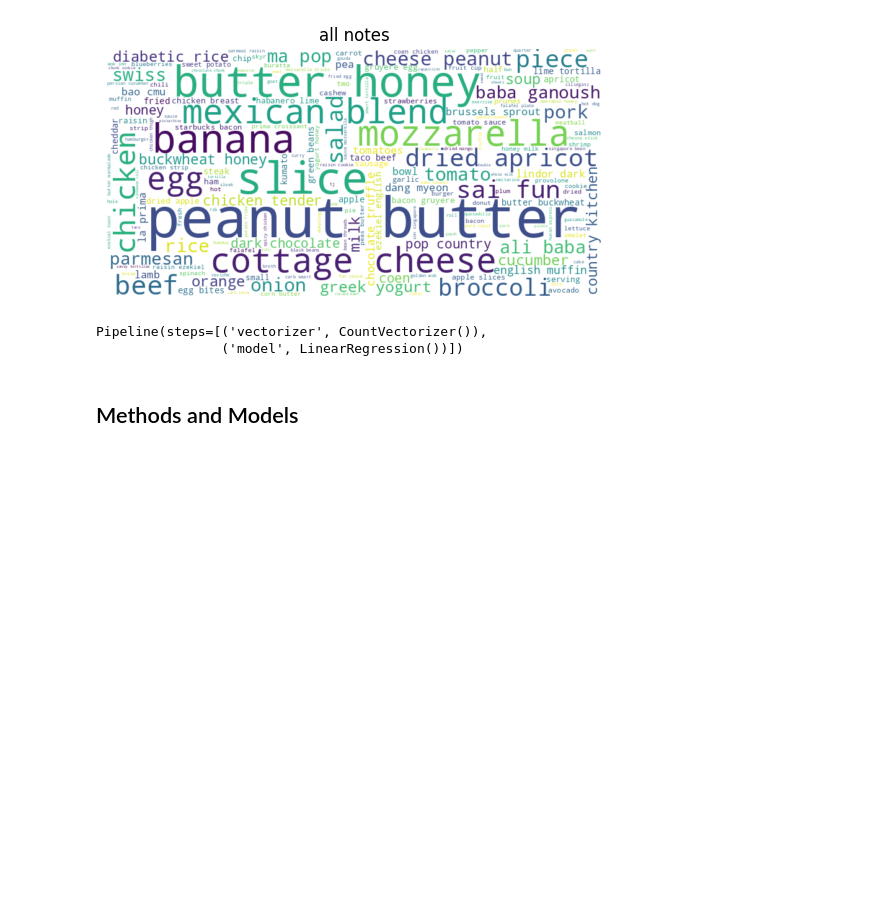
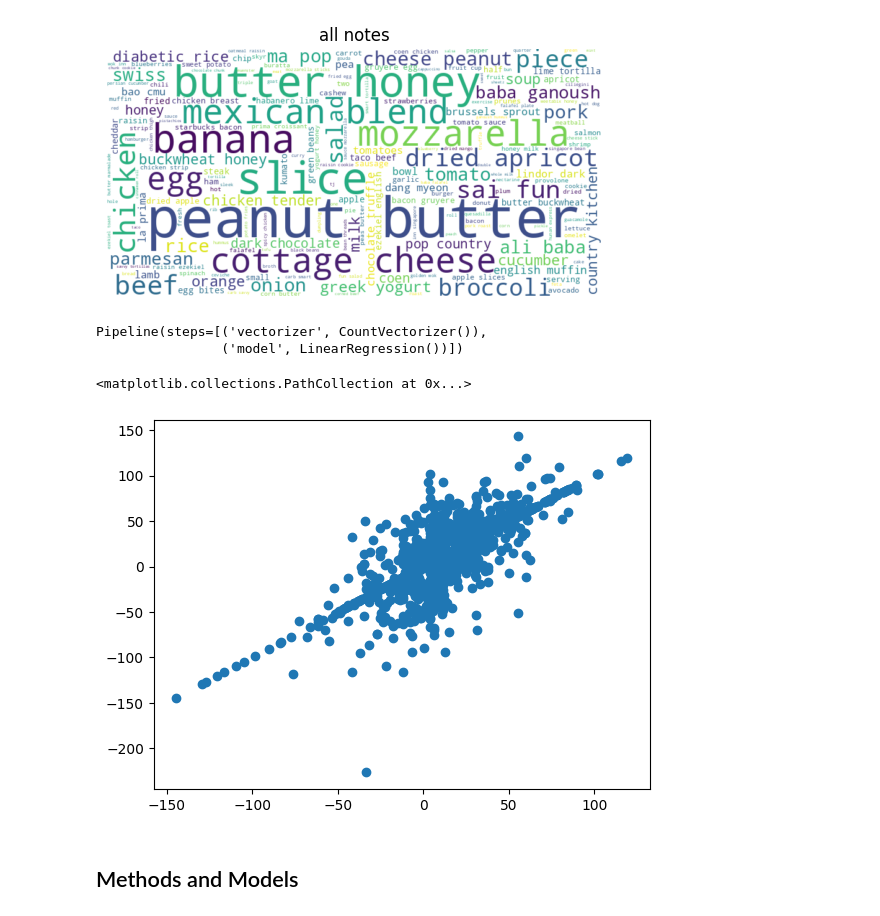
Before and after one commit to piggyatbaqaqi/sugarbowl, a Jupyter notebook: explore/sugarbowl_piggy.ipynb, the cells around one changed output. Cells and saved outputs as stored; diff of their text form; code cells hidden in the pictures; blank space fills up the shorter version.

Commit message:
Added a scatter plot for one model.

```diff
--- a/explore/sugarbowl_piggy.ipynb
+++ b/explore/sugarbowl_piggy.ipynb
@@ -226,6 +226,12 @@ meal_linear_pipeline.fit(train_meals['Notes'], train_meals['increment'])
 # %% [output]
 Pipeline(steps=[('vectorizer', CountVectorizer()),
                 ('model', LinearRegression())])
+# %%
+predicted = meal_linear_pipeline.predict(train_meals['Notes'])
+plt.scatter(predicted, train_meals['increment'])
+# %% [output]
+<matplotlib.collections.PathCollection at 0x...>
+[figure, added]
 # %% [markdown]
 ## Methods and Models
 # %% [markdown]
```
